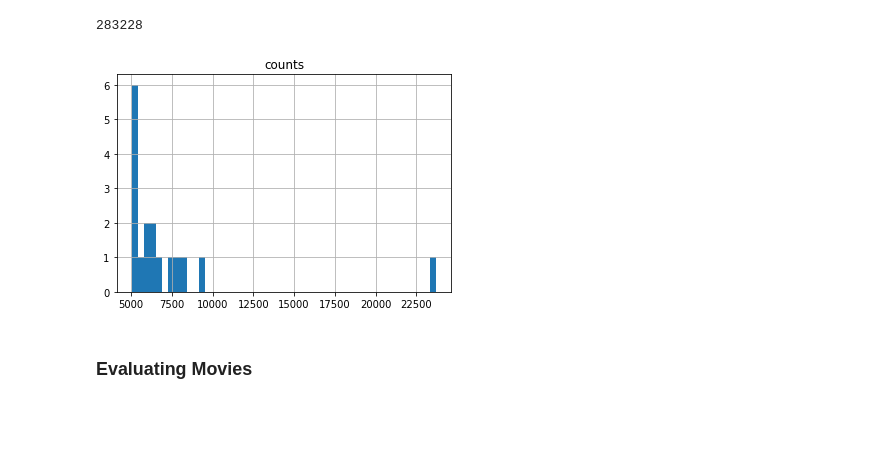
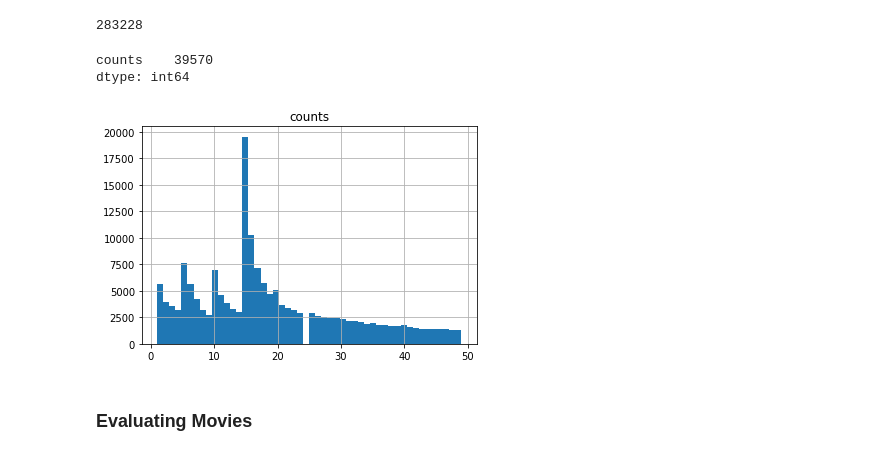
Before and after one commit to DRyanMiller/Overcoming-Echo-Chambers-in-Recommendation-Systems, a Jupyter notebook: notebooks/clean_drm_ec.ipynb, the cells around one changed output. Saved outputs shown, nothing was run; the diff lists cells and outputs as text; code cells hidden in the pictures; blank space fills up the shorter version.

```diff
--- a/notebooks/clean_drm_ec.ipynb
+++ b/notebooks/clean_drm_ec.ipynb
@@ -145,10 +145,15 @@ ratings_df['userId'].nunique()
 user_counts = ratings_df.groupby(['userId']).agg('count')
 user_counts.drop(['rating', 'timestamp'], axis=1, inplace=True)
 user_counts.columns = ['counts']
+# %%
+user_counts[user_counts<10].count()
+# %% [output]
+counts    39570
+dtype: int64
 # %%
-user_counts[user_counts>5000].hist(bins=50);
+user_counts[user_counts<50].hist(bins=50);
 # %% [output]
-[figure, old version]
+[figure, new version]
 # %% [markdown]
 ### Evaluating Movies
 # %%
```
Also changed, not shown: parts of 14 cells of this notebook, 1 other file.
